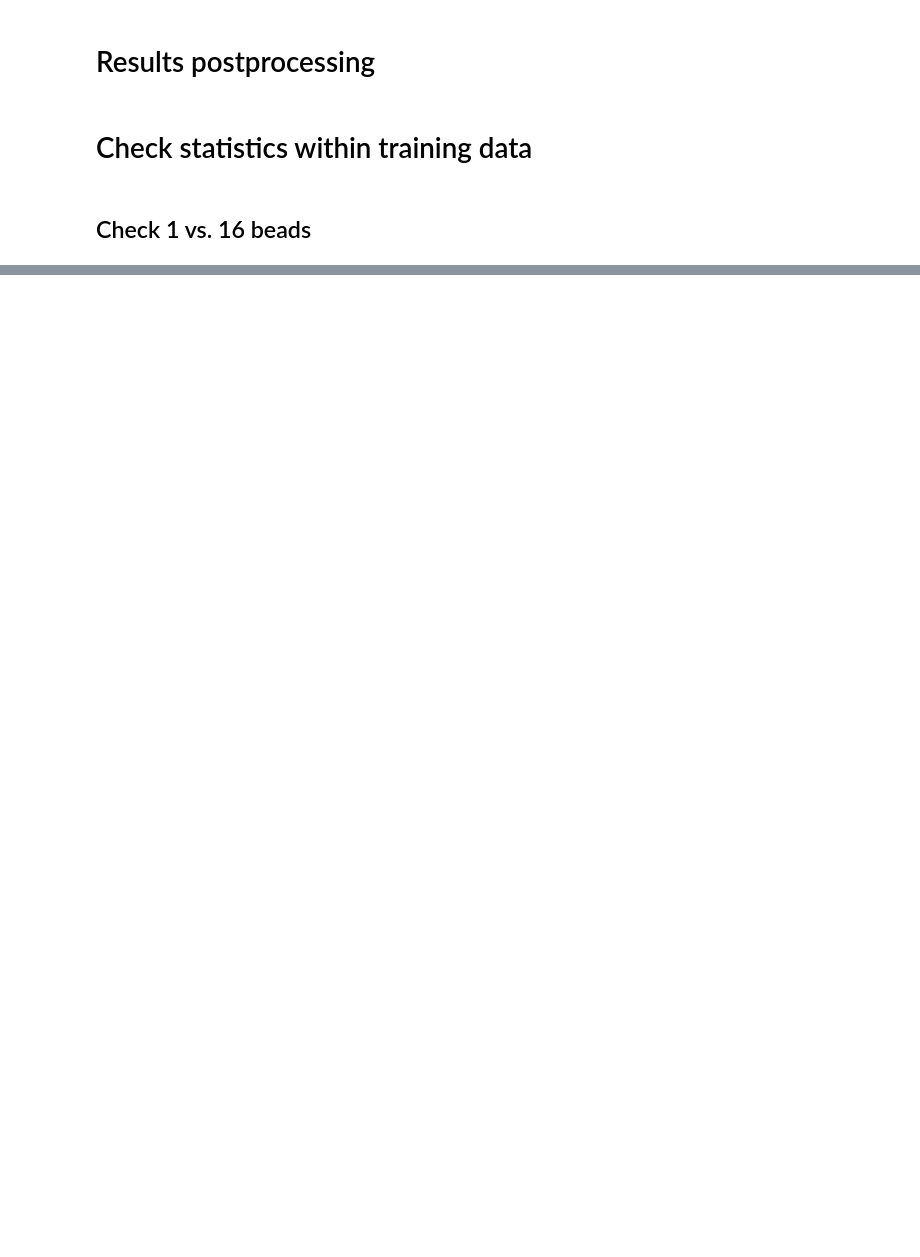
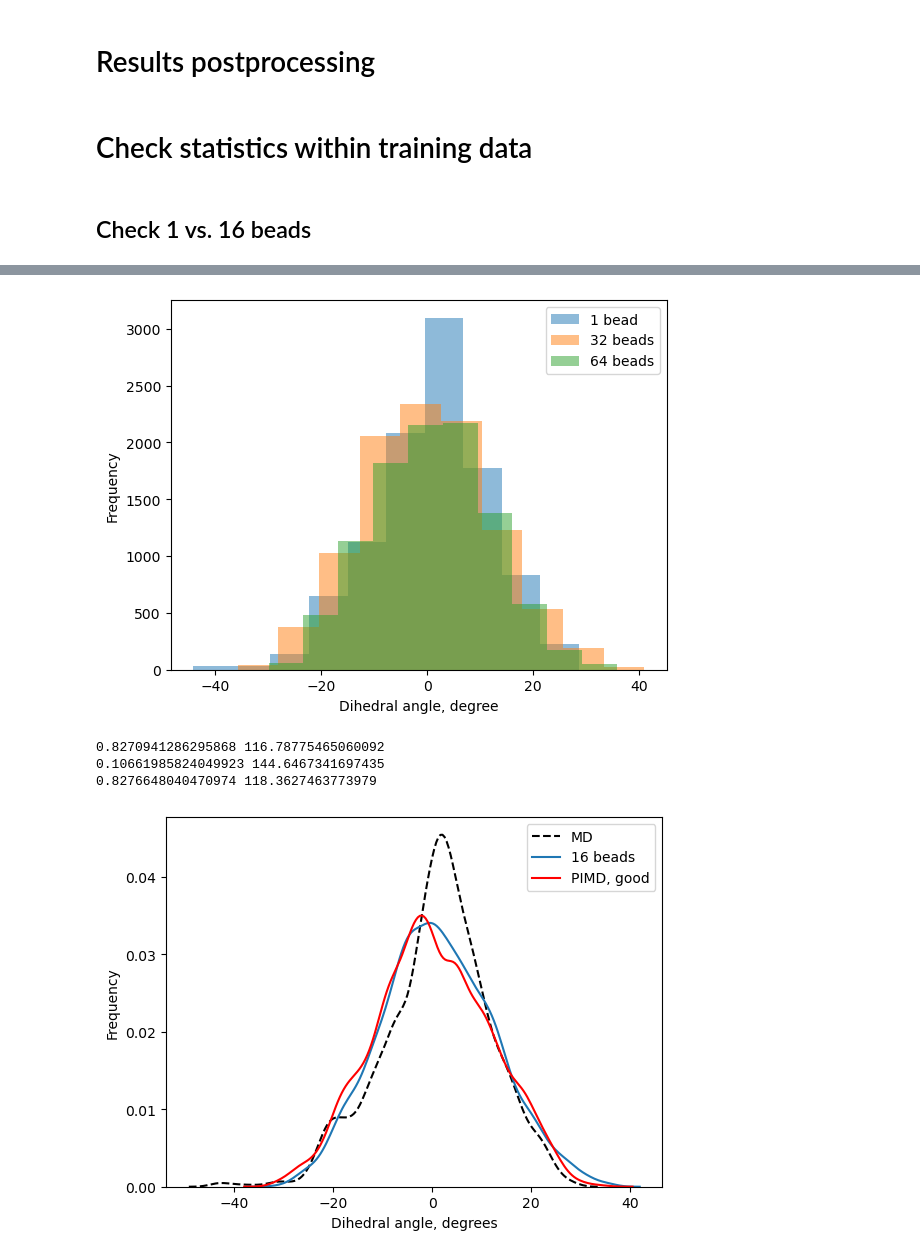
Before and after one commit to tsitsvero/rotor-gp, a Jupyter notebook: code/postprocessing.ipynb, the cells around one changed output, grey strips where cells are left out. Drawn from its saved outputs; the diff is of its cells as text; code cells hidden in the pictures; blank space fills up the shorter version.

```diff
--- a/code/postprocessing.ipynb
+++ b/code/postprocessing.ipynb
@@ -162,26 +173,48 @@ dihedrals_1 = compute_angles(traj_1)
 dihedrals_16 = compute_angles(traj_16)
 dihedrals_32 = compute_angles(traj_32)
 dihedrals_64 = compute_angles(traj_64)
+# %%
+dihedrals_16_good = compute_angles(traj_16_good)
 # %%
 dihedrals_16_c = compute_angles(traj_16_centroid)
 # %%
 import matplotlib.pyplot as plt
+import seaborn as sns
 
-
-lr = np.s_[1, 0] # [1,2] is good
+lr = np.s_[0, 0] # [1,0] is good
 
 plt.hist(dihedrals_1[lr], label="1 bead", alpha=0.5)
 # plt.hist(dihedrals_16[lr], label="16 beads", alpha=0.5)
 plt.hist(dihedrals_32[lr], label="32 beads", alpha=0.5)
 plt.hist(dihedrals_64[lr], label="64 beads", alpha=0.5)
 # plt.hist(dihedrals_16_c[lr], label="16 beads, centroid")
 plt.legend()
+plt.ylabel("Frequency")
+plt.xlabel("Dihedral angle, degree")
 plt.show()
 
 print(dihedrals_1[lr].mean(), dihedrals_1[lr].var())
 print(dihedrals_32[lr].mean(), dihedrals_32[lr].var())
 print(dihedrals_64[lr].mean(), dihedrals_64[lr].var())
 # print(dihedrals_16_c[lr].mean(), dihedrals_16_c[lr].var())
+
+sns.kdeplot(dihedrals_1[lr], label="MD", linestyle='dashed', color='black')
+sns.kdeplot(dihedrals_16[lr], label="16 beads")
+# sns.kdeplot(dihedrals_32[lr], label="32 beads")
+# sns.kdeplot(dihedrals_64[lr], label="PIMD", color='black')
+
+sns.kdeplot(dihedrals_16_good[lr], label="PIMD, good", color='red')
+
+plt.ylabel("Frequency")
+plt.xlabel("Dihedral angle, degrees")
+plt.legend()
+plt.show()
+# %% [output]
+[figure, added]
+0.8270941286295868 116.78775465060092
+0.10661985824049923 144.6467341697435
+0.8276648040470974 118.3627463773979
+[figure, added]
 # %%
 import os
 from ase.calculators.dftb import Dftb
```
Also changed, not shown: parts of 8 cells of this notebook, 3 other files.
